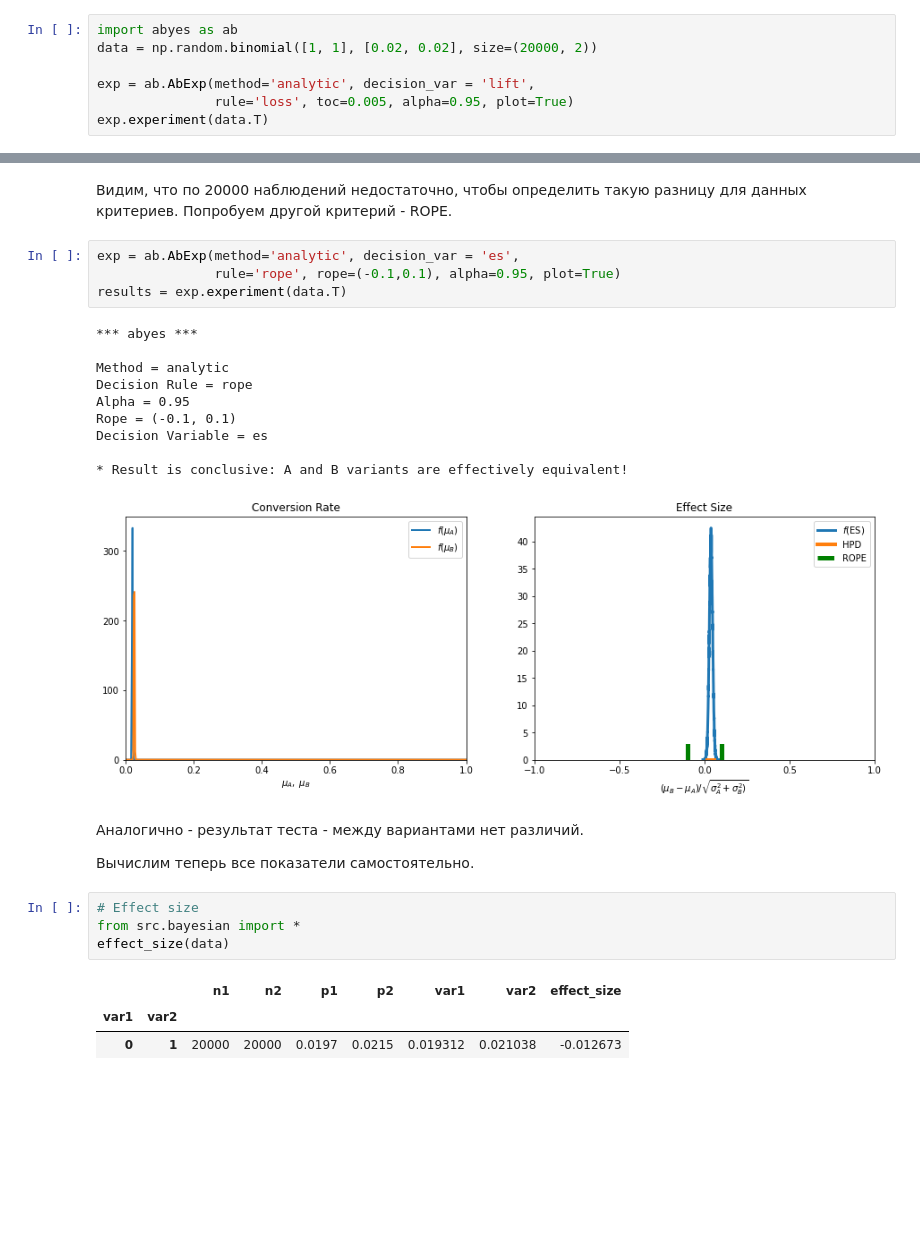
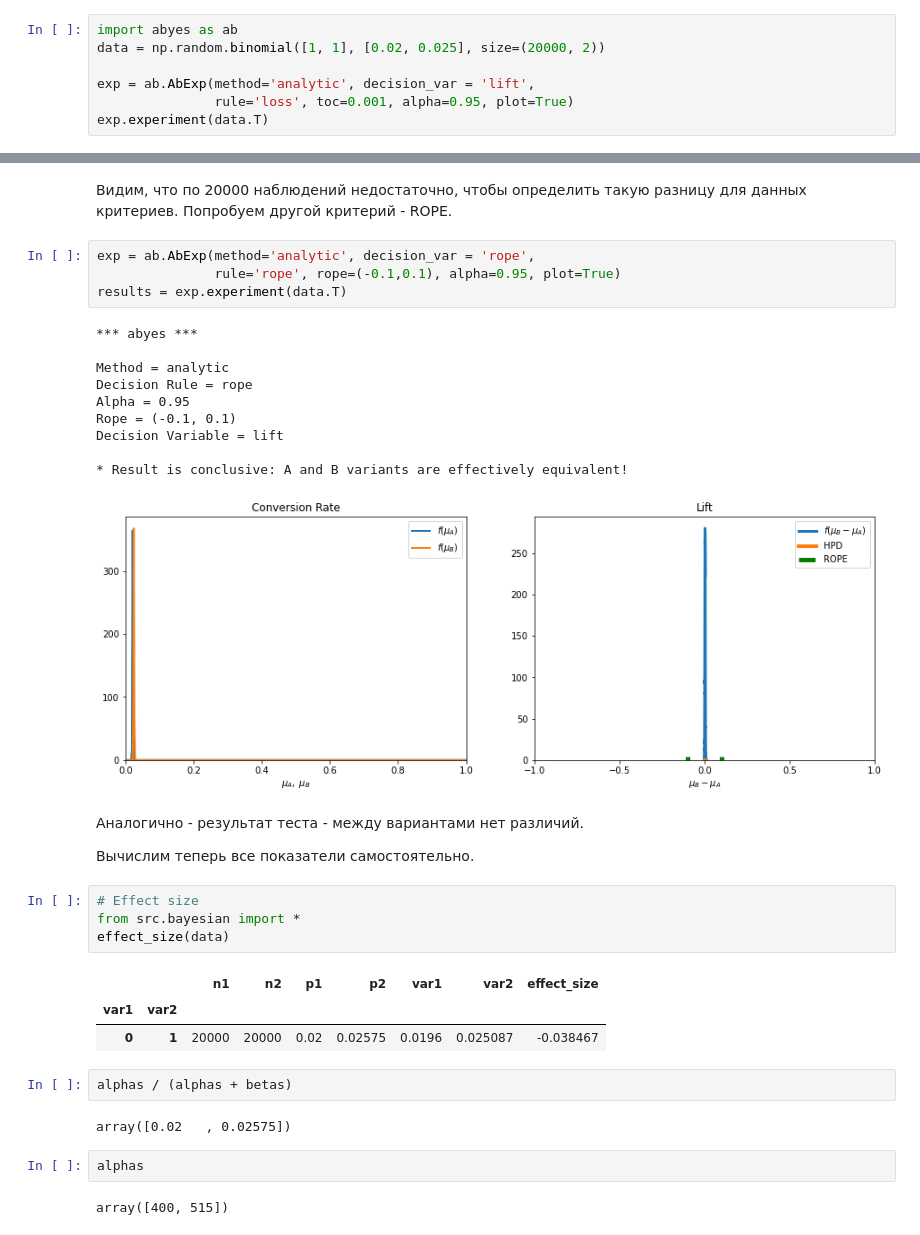
Before and after one commit to iakubovskii7/AB, a Jupyter notebook: Description algorithms/Bayesian_algorithms.ipynb, the cells around one changed output, grey strips where cells are left out. Drawn from its saved outputs; the diff is of its cells as text; blank space fills up the shorter version.

```diff
--- a/Description algorithms/Bayesian_algorithms.ipynb
+++ b/Description algorithms/Bayesian_algorithms.ipynb
@@ -138,10 +138,10 @@ $
 против 0.025 (тестовый вариант).
 # %%
 import abyes as ab
-data = np.random.binomial([1, 1], [0.02, 0.02], size=(20000, 2))
+data = np.random.binomial([1, 1], [0.02, 0.025], size=(20000, 2))
 
 exp = ab.AbExp(method='analytic', decision_var = 'lift',
-               rule='loss', toc=0.005, alpha=0.95, plot=True)
+               rule='loss', toc=0.001, alpha=0.95, plot=True)
 exp.experiment(data.T)
 # %% [output]
 *** abyes ***
@@ -158,20 +158,20 @@ Decision Variable = lift
 Видим, что по 20000 наблюдений недостаточно, чтобы определить такую разницу
 для данных критериев. Попробуем другой критерий - ROPE.
 # %%
-exp = ab.AbExp(method='analytic', decision_var = 'es',
+exp = ab.AbExp(method='analytic', decision_var = 'rope',
                rule='rope', rope=(-0.1,0.1), alpha=0.95, plot=True)
 results = exp.experiment(data.T)
 # %% [output]
 *** abyes ***
 
 Method = analytic
 Decision Rule = rope
 Alpha = 0.95
 Rope = (-0.1, 0.1)
-Decision Variable = es
+Decision Variable = lift
 
 * Result is conclusive: A and B variants are effectively equivalent!
-[figure, old version]
+[figure, new version]
 # %% [markdown]
 Аналогично - результат теста - между вариантами нет различий.
 
@@ -183,4 +183,12 @@ effect_size(data)
 # %% [output]
 |  |  | n1 | n2 | p1 | p2 | var1 | var2 | effect_size |
 | var1 | var2 |  |  |  |  |  |  |  |
-| 0 | 1 | 20000 | 20000 | 0.0197 | 0.0215 | 0.019312 | 0.021038 | -0.012673 |
+| 0 | 1 | 20000 | 20000 | 0.02 | 0.02575 | 0.0196 | 0.025087 | -0.038467 |
+# %%
+alphas / (alphas + betas)
+# %% [output]
+array([0.02   , 0.02575])
+# %%
+alphas
+# %% [output]
+array([400, 515])
```
Also changed, not shown: parts of 11 cells of this notebook, 1 other file.
